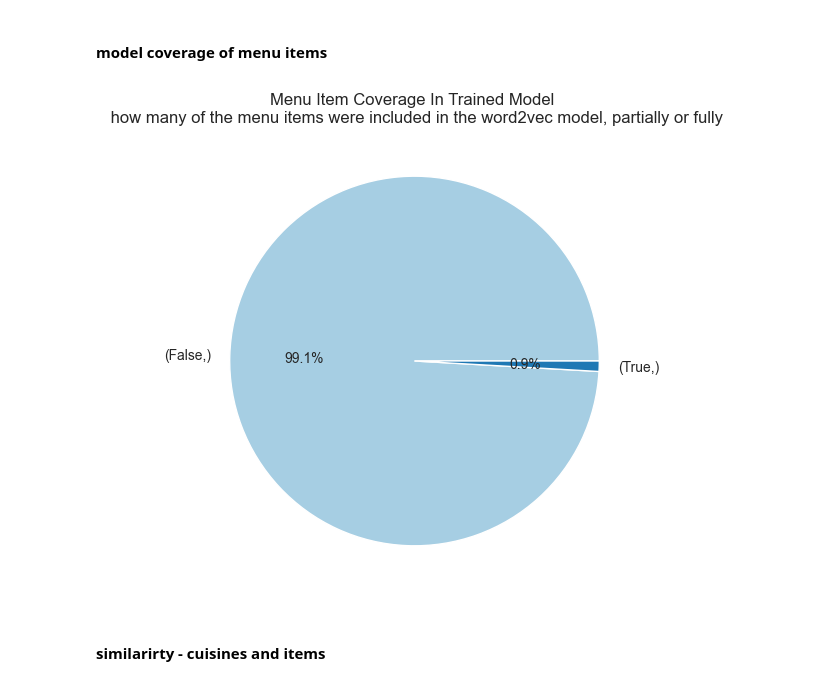
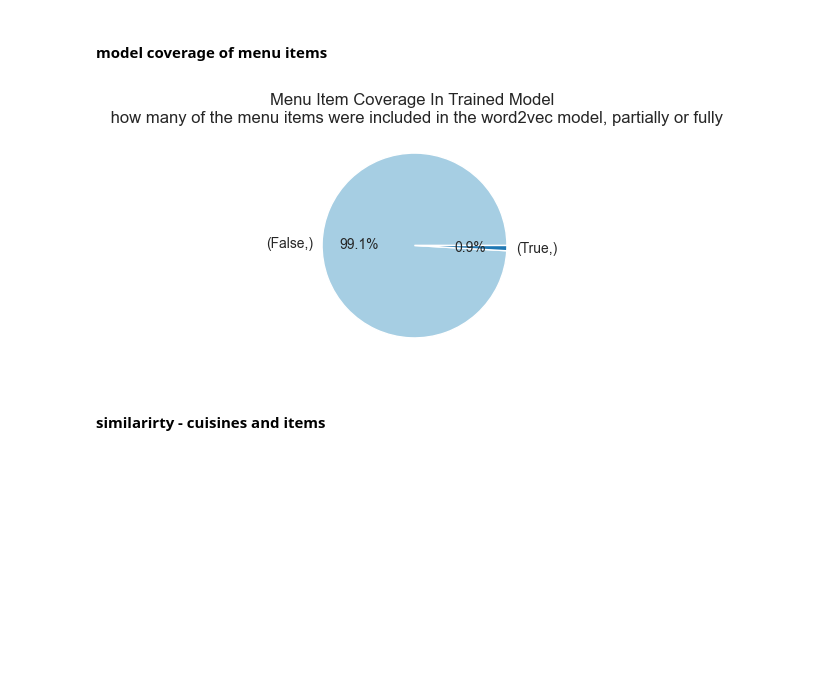
Before and after one commit to PrinCons/RestRecs, a Jupyter notebook: models/research/cuisine_exploration.ipynb, the cells around one changed output. Cells and saved outputs as stored; diff of their text form; code cells hidden in the pictures; blank space fills up the shorter version.

```diff
--- a/models/research/cuisine_exploration.ipynb
+++ b/models/research/cuisine_exploration.ipynb
@@ -836,12 +719,12 @@ model.train(td_dual_cuisines["training data - word2vec"], total_examples=len(td_
 #### model coverage of menu items
 # %%
 coverage_summary = term_coverage(td_dual_cuisines, "Items").value_counts(normalize=True)
-plt.figure(figsize=(6,6))
+plt.figure(figsize=(3,3))
 plt.pie(coverage_summary, labels=coverage_summary.index, autopct='%1.1f%%', colors = sns.color_palette("Paired"))
 plt.title("Menu Item Coverage In Trained Model \n how many of the menu items were included in the word2vec model, partially or fully")
 plt.show()
 # %% [output]
-[figure, old version]
+[figure, new version]
 # %% [markdown]
 #### similarirty - cuisines and items
 # %%
```
Also changed, not shown: parts of 40 cells of this notebook.
